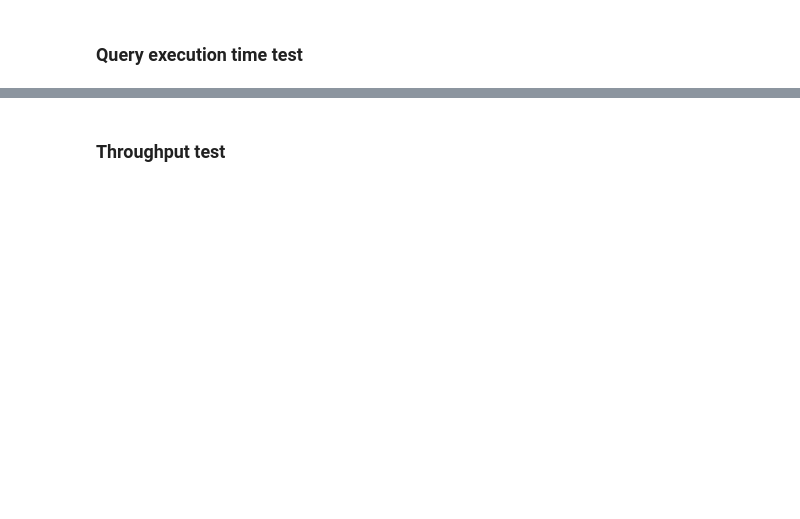
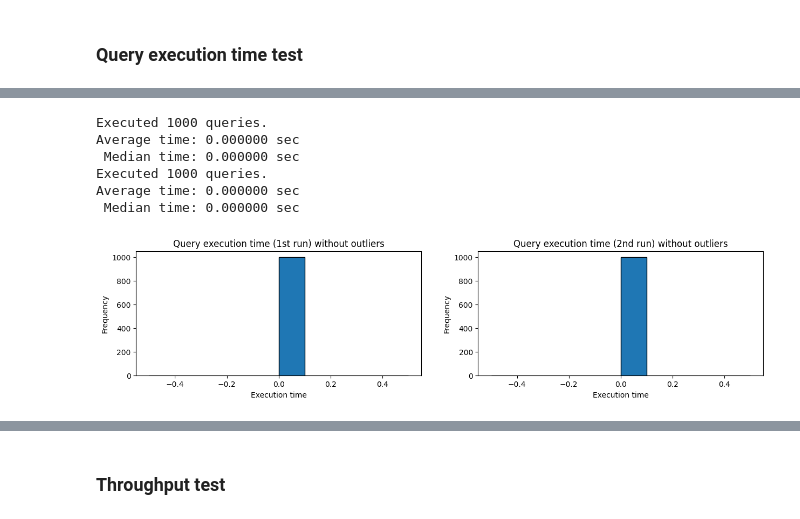
Before and after one commit to Matiar15/ODZD, a Jupyter notebook: src/tests.ipynb, the cells around one changed output, grey strips where cells are left out. Drawn from its saved outputs; the diff is of its cells as text; code cells hidden in the pictures; blank space fills up the shorter version.

Commit message:
Update Jupyter Notebook: Adjust latency test iterations to 1000, refine output for database listing, and enhance visualizations with consistent string formatting

```diff
--- a/src/tests.ipynb
+++ b/src/tests.ipynb
@@ -78,13 +110,13 @@ is_statistically_significant(first_data=filtered_each_run_latency_1, second_data
 ### Query execution time test
 # %%
 each_run_query_execution_time_1 = query_execution_time(
-    n=50,
+    n=1000,
     client=client,
     database="nieruchomosci",
     collection="boston",
 )
 each_run_query_execution_time_2 = query_execution_time(
-    n=50,
+    n=1000,
     client=client,
     database="nieruchomosci",
     collection="boston",
@@ -104,21 +156,42 @@ plt.show()
 # %%
-filtered_each_run_query_execution_time_1 = filter_outliers(each_run_query_execution_time_1)
-filtered_each_run_query_execution_time_2 = filter_outliers(each_run_query_execution_time_2)
+filtered_each_run_query_execution_time_1 = filter_outliers(
+    each_run_query_execution_time_1
+)
+filtered_each_run_query_execution_time_2 = filter_outliers(
+    each_run_query_execution_time_2
+)
 # %%
-print(f"Executed 50 queries.\nAverage time: {sum(filtered_each_run_query_execution_time_1 ) / len(filtered_each_run_query_execution_time_1 ):.6f} sec")
-print(f" Median time: {statistics.median(filtered_each_run_query_execution_time_1 ):.6f} sec")
-print(f"Executed 50 queries.\nAverage time: {sum(filtered_each_run_query_execution_time_2 ) / len(filtered_each_run_query_execution_time_2 ):.6f} sec")
-print(f" Median time: {statistics.median(filtered_each_run_query_execution_time_2 ):.6f} sec")
+print(
+    f"Executed 1000 queries.\nAverage time: {sum(filtered_each_run_query_execution_time_1) / len(filtered_each_run_query_execution_time_1):.6f} sec"
+)
+print(
+    f" Median time: {statistics.median(filtered_each_run_query_execution_time_1):.6f} sec"
+)
+print(
+    f"Executed 1000 queries.\nAverage time: {sum(filtered_each_run_query_execution_time_2) / len(filtered_each_run_query_execution_time_2):.6f} sec"
+)
+print(
+    f" Median time: {statistics.median(filtered_each_run_query_execution_time_2):.6f} sec"
+)
+# %% [output]
+Executed 1000 queries.
+Average time: 0.000000 sec
+ Median time: 0.000000 sec
+Executed 1000 queries.
+Average time: 0.000000 sec
+ Median time: 0.000000 sec
 # %%
 fig, axes = plt.subplots(1, 2, figsize=(15, 3))
-axes[0].hist(filtered_each_run_query_execution_time_1, bins=10, edgecolor='black')
-axes[0].set_title('Latency times (1st run) without outliers')
-axes[0].set_xlabel('Response time')
-axes[0].set_ylabel('Frequency')
+axes[0].hist(filtered_each_run_query_execution_time_1, bins=10, edgecolor="black")
+axes[0].set_title("Query execution time (1st run) without outliers")
+axes[0].set_xlabel("Execution time")
+axes[0].set_ylabel("Frequency")
 
-axes[1].hist(filtered_each_run_query_execution_time_2, bins=10, edgecolor='black')
-axes[1].set_title('Latency times (2nd run) without outliers')
-axes[1].set_xlabel('Response time')
-axes[1].set_ylabel('Frequency')
+axes[1].hist(filtered_each_run_query_execution_time_2, bins=10, edgecolor="black")
+axes[1].set_title("Query execution time (2nd run) without outliers")
+axes[1].set_xlabel("Execution time")
+axes[1].set_ylabel("Frequency")
 plt.show()
+# %% [output]
+[figure, added]
 # %%
```
Also changed, not shown: parts of 24 cells of this notebook.
